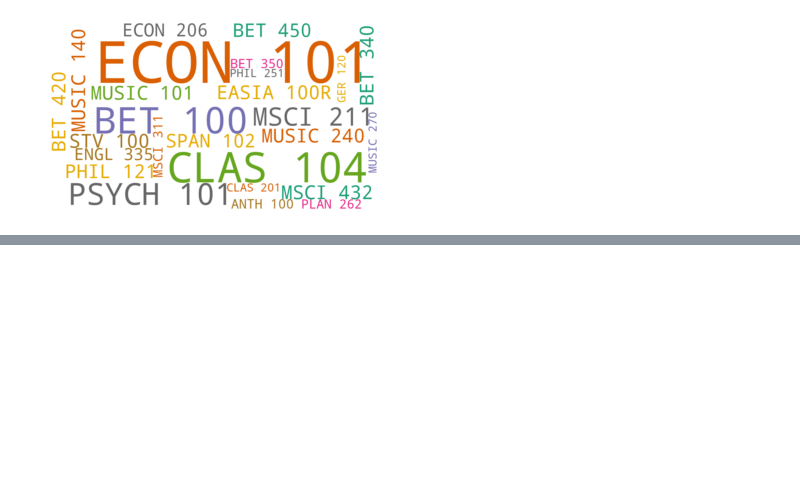
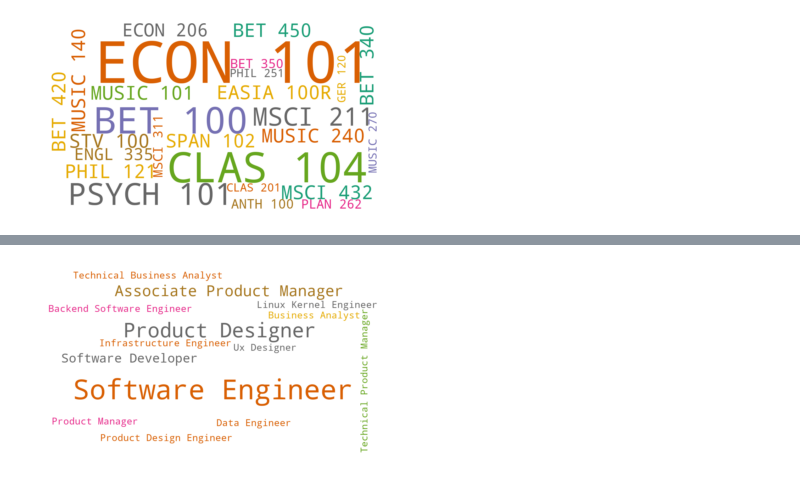
Before and after one commit to Nguyen-Kha/SYDE2023_Class_Profile, a Jupyter notebook: graph_generation/wordclouds.ipynb, the cells around one changed output, grey strips where cells are left out. Drawn from its saved outputs; the diff is of its cells as text; code cells hidden in the pictures; blank space fills up the shorter version.

Commit message:
update wordclouds

```diff
--- a/graph_generation/wordclouds.ipynb
+++ b/graph_generation/wordclouds.ipynb
@@ -19,3 +16,10 @@ df_school = pd.read_csv('school.csv')
+# %%
+df_dhp = pd.read_csv('') ## contains PII
+df_school = pd.read_csv('school.csv')
+df_job_title = pd.read_csv('timeline_job_title.csv')
+df_ft_jobs = pd.read_csv('full_time_jobs.csv')
+df_fuf = pd.read_csv('') ## contains PII
+df_life = pd.read_csv('') ## contains PII
 # %%
 def create_wordcloud(
     df,                         # pandas dataframe, shown in format below
@@ -27,7 +31,8 @@ def create_wordcloud(
     background_color = 'white', # str: colours or hex representation of colour. Use None for transparent background, but this doesn't work
     include_numbers = True,     # include numbers when plotting words in wordcloud
     stopwords = None,           # set. Pass in a set of words to ignore. Ex: ('The', 'it', 'a', 'because', ...) If None, default stopwords are used,
-    drop_values = []
+    drop_values = [],
+    colormap = 'Dark2'
 ):
     """
     Dataframe input format:
@@ -59,7 +64,7 @@ def create_wordcloud(
         background_color = background_color,
         include_numbers = include_numbers,
         stopwords = stopwords,
-        colormap = 'Dark2'
+        colormap = colormap,
     ).generate_from_frequencies(count)
 
     plt.imshow(wordcloud, interpolation = 'bilinear')
@@ -146,0 +182,11 @@ for course in course_list:
+# %%
+df_ft_title = df_ft_jobs[['ft_job_title']]
+df_ft_title = df_ft_title.dropna()
+df_ft_title['ft_job_title'] = df_ft_title['ft_job_title'].map(lambda x: x.title())
+
+create_wordcloud(
+    df_ft_title,
+    'ft_job_title'
+)
+# %% [output]
+[figure, added]
```
Also changed, not shown: parts of 7 cells of this notebook, 1 other file.
